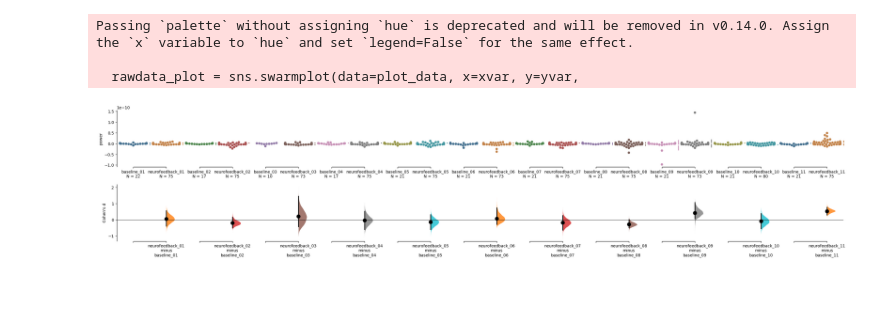
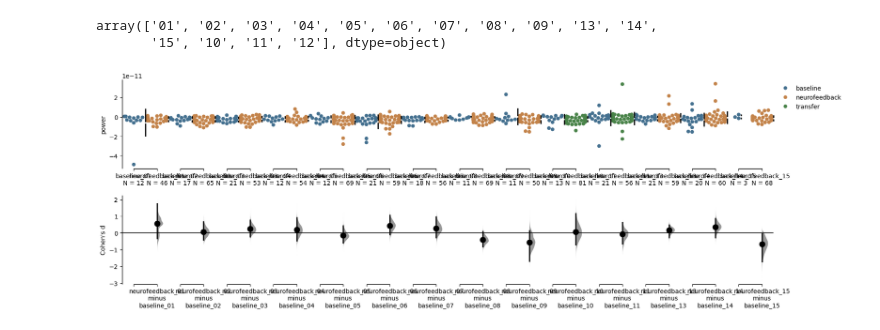
Before and after one commit to maevamoyne/neuxus_test, a Jupyter notebook: analysis.ipynb, the cells around one changed output. Drawn from its saved outputs; the diff is of its cells as text; code cells hidden in the pictures; blank space fills up the shorter version.

```diff
--- a/analysis.ipynb
+++ b/analysis.ipynb
@@ -387,6 +347,0 @@ df
-# %%
-import dabest
-import matplotlib.pyplot as plt
-
-analysis_of_long_df = dabest.load(df, idx=("baseline", "neurofeedback"),
-                                   x="task", y="power")
@@ -432,0 +348,27 @@ array(['baseline_01', 'baseline_02', 'baseline_03', 'baseline_04',
+# %%
+import pandas as pd
+df = pd.DataFrame(psds)
+
+def new(row):
+    run = row['run']
+    task = row['task']
+    if task == 'neurofeedback':
+        if run == '10':
+            run = '13'
+        elif run == '11':
+            run = '14'
+        elif run == '12':
+            run = '15'
+    elif task == 'transfer':
+        task = 'neurofeedback'
+        if run == '01':
+            run = '10'
+        elif run == '02':
+            run = '11'
+        elif run == '03':
+            run = '12'
+    return(task, run)
+
+df[['new_task', 'new_run']] = [new(row) for r, row in df.iterrows()]
+df['task_run'] = df['new_task'] + '_' + df['new_run']
+df
@@ -433,13 +389,22 @@ array(['baseline_01', 'baseline_02', 'baseline_03', 'baseline_04',
+# %%
+runs_nf
+# %% [output]
+array(['01', '02', '03', '04', '05', '06', '07', '08', '09', '13', '14',
+       '15', '10', '11', '12'], dtype=object)
 # %%
-idx = [(f"baseline_{i:02d}", f"neurofeedback_{i:02d}") for i in range(1, 12)]
+import dabest
+import matplotlib.pyplot as plt
+
+runs_nf = df[df['new_task'] == 'neurofeedback']['new_run'].unique()
+runs_baseline = df[df['new_task'] == 'baseline']['new_run'].unique()
+runs = np.intersect1d(runs_nf, runs_baseline)
+runs.sort()
+idx = [(f"baseline_{i}", f"neurofeedback_{i}") for i in runs]
 
 unpaired = dabest.load(data = df,
                           idx=idx,
                           x="task_run", y="power")
 
-unpaired.cohens_d.plot()
+unpaired.cohens_d.plot(color_col='task')
 # %% [output]
-Passing `palette` without assigning `hue` is deprecated and will be removed in v0.14.0. Assign the `x` variable to `hue` and set `legend=False` for the same effect.
-
-  rawdata_plot = sns.swarmplot(data=plot_data, x=xvar, y=yvar,
-[figure, old version]
+[figure, new version]
```
Also changed, not shown: parts of 18 cells of this notebook, 1 other file.
